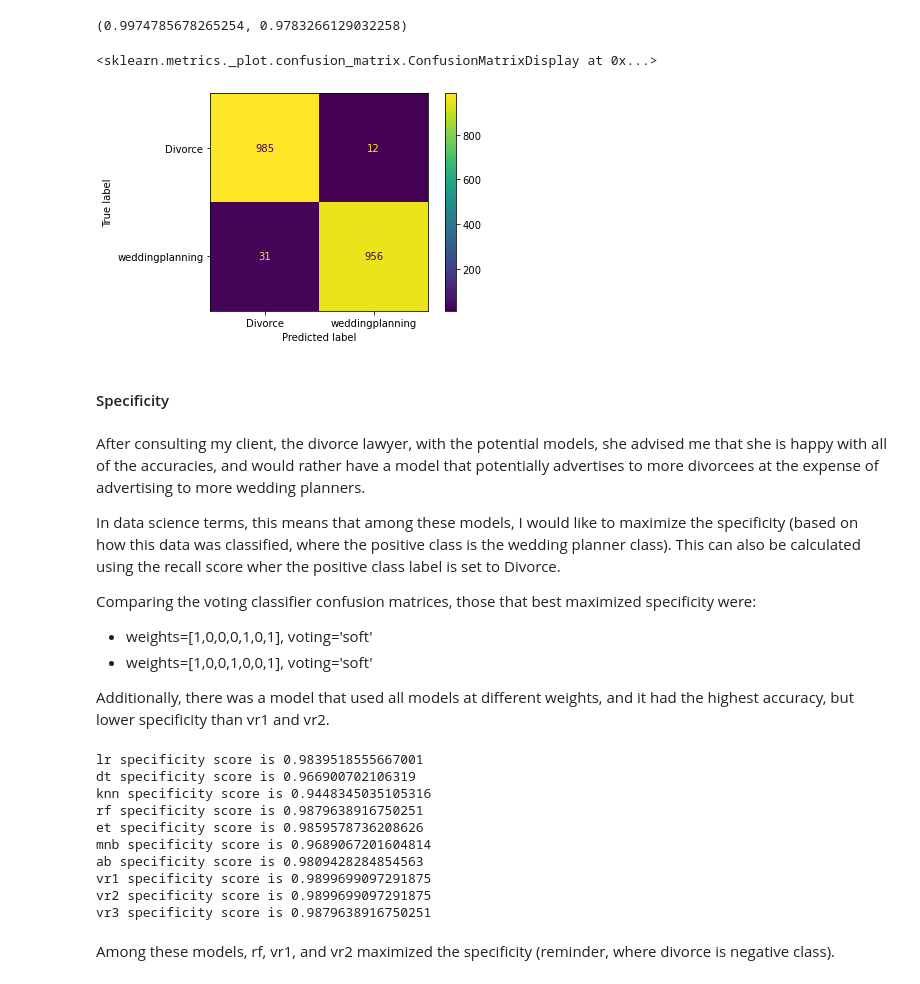
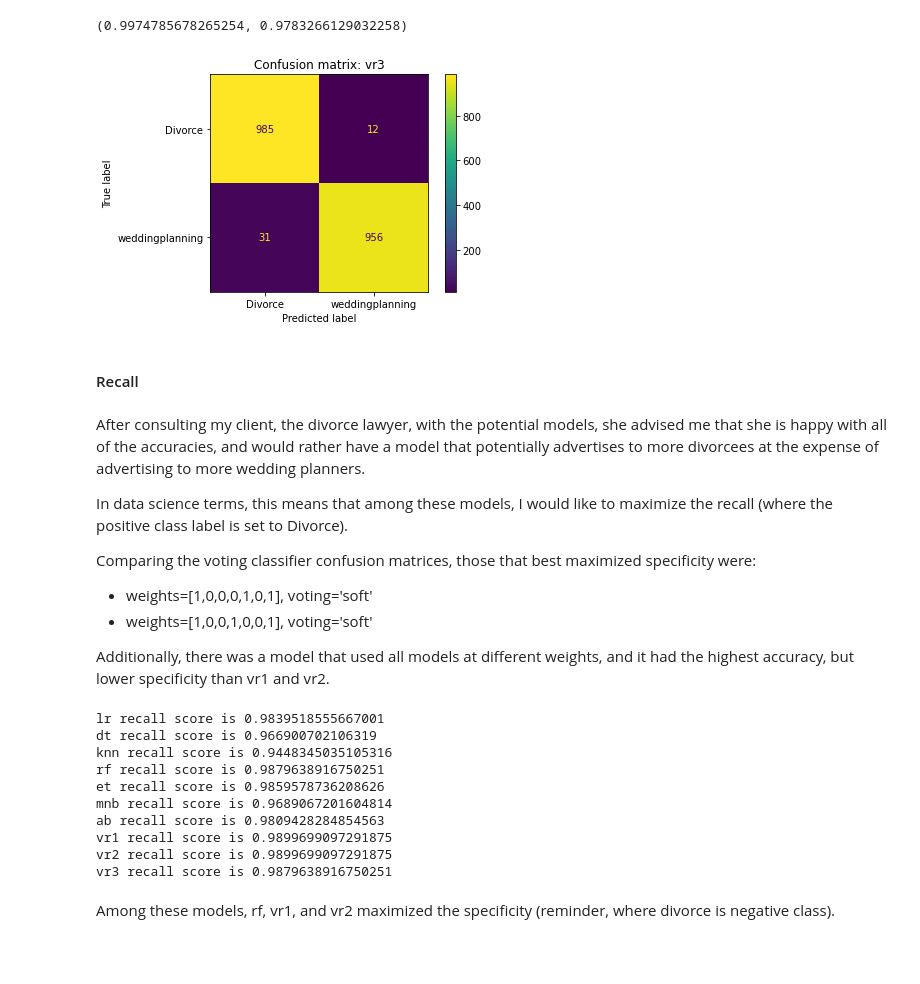
Before and after one commit to vmorenocosta/NLP-Classification-Reddit-API, a Jupyter notebook: code/02_NLP_Pipeline_Model.ipynb, the cells around one changed output. Cells and saved outputs as stored; diff of their text form; code cells hidden in the pictures; blank space fills up the shorter version.

```diff
--- a/code/02_NLP_Pipeline_Model.ipynb
+++ b/code/02_NLP_Pipeline_Model.ipynb
@@ -475,15 +466,15 @@ vr3.score(X_train,y_train), vr3.score(X_test,y_test)
 (0.9974785678265254, 0.9783266129032258)
 # %%
 ConfusionMatrixDisplay.from_estimator(vr3,X_test,y_test)
+plt.title('Confusion matrix: vr3');
 # %% [output]
-<sklearn.metrics._plot.confusion_matrix.ConfusionMatrixDisplay at 0x...>
-[figure, old version]
+[figure, new version]
 # %% [markdown]
-#### Specificity
+#### Recall
 # %% [markdown]
 After consulting my client, the divorce lawyer, with the potential models, she advised me that she is happy with all of the accuracies, and would rather have a model that potentially advertises to more divorcees at the expense of advertising to more wedding planners.
 
-In data science terms, this means that among these models, I would like to maximize the specificity (based on how this data was classified, where the positive class is the wedding planner class). This can also be calculated using the recall score wher the positive class label is set to Divorce.
+In data science terms, this means that among these models, I would like to maximize the recall (where the positive class label is set to Divorce).
 
 Comparing the voting classifier confusion matrices, those that best maximized specificity were:
 - weights=[1,0,0,0,1,0,1], voting='soft'
@@ -492,21 +483,21 @@ Comparing the voting classifier confusion matrices, those that best maximized sp
 Additionally, there was a model that used all models at different weights, and it had the highest accuracy, but lower specificity than vr1 and vr2.
 # %%
 for pipe in pipelines:
-    print(f'{list(pipe.named_steps.keys())[1]} specificity score is {recall_score(y_test,pipe.predict(X_test),pos_label="Divorce")}')
-print(f'vr1 specificity score is {recall_score(y_test,vr1.predict(X_test),pos_label="Divorce")}')
-print(f'vr2 specificity score is {recall_score(y_test,vr2.predict(X_test),pos_label="Divorce")}')
-print(f'vr3 specificity score is {recall_score(y_test,vr3.predict(X_test),pos_label="Divorce")}')
+    print(f'{list(pipe.named_steps.keys())[1]} recall score is {recall_score(y_test,pipe.predict(X_test),pos_label="Divorce")}')
+print(f'vr1 recall score is {recall_score(y_test,vr1.predict(X_test),pos_label="Divorce")}')
+print(f'vr2 recall score is {recall_score(y_test,vr2.predict(X_test),pos_label="Divorce")}')
+print(f'vr3 recall score is {recall_score(y_test,vr3.predict(X_test),pos_label="Divorce")}')
 # %% [output]
-lr specificity score is 0.9839518555667001
-dt specificity score is 0.966900702106319
-knn specificity score is 0.9448345035105316
-rf specificity score is 0.9879638916750251
-et specificity score is 0.9859578736208626
-mnb specificity score is 0.9689067201604814
-ab specificity score is 0.9809428284854563
-vr1 specificity score is 0.9899699097291875
-vr2 specificity score is 0.9899699097291875
-vr3 specificity score is 0.9879638916750251
+lr recall score is 0.9839518555667001
+dt recall score is 0.966900702106319
+knn recall score is 0.9448345035105316
+rf recall score is 0.9879638916750251
+et recall score is 0.9859578736208626
+mnb recall score is 0.9689067201604814
+ab recall score is 0.9809428284854563
+vr1 recall score is 0.9899699097291875
+vr2 recall score is 0.9899699097291875
+vr3 recall score is 0.9879638916750251
 # %% [markdown]
 Among these models, rf, vr1, and vr2 maximized the specificity (reminder, where divorce is negative class).
 # %%
```
Also changed, not shown: parts of 4 cells of this notebook, 4 other files.
